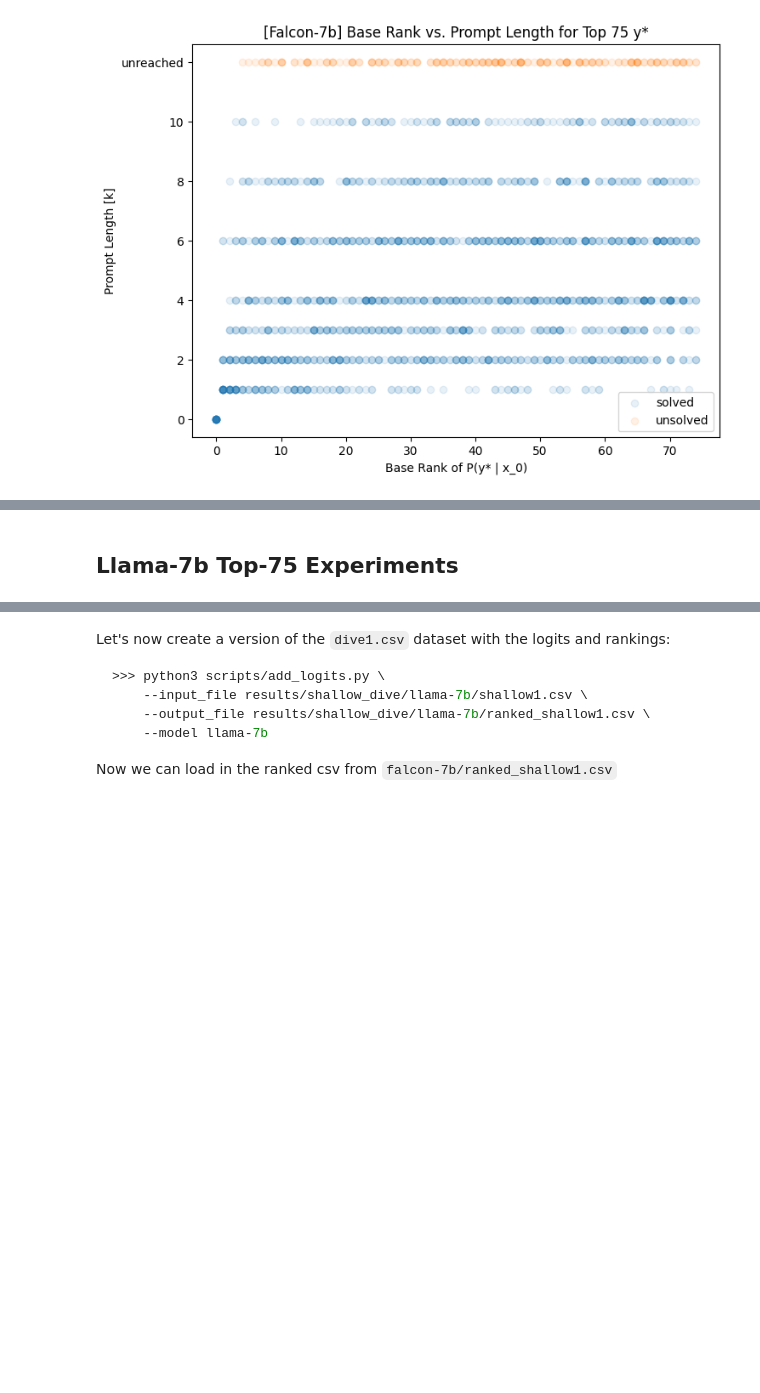
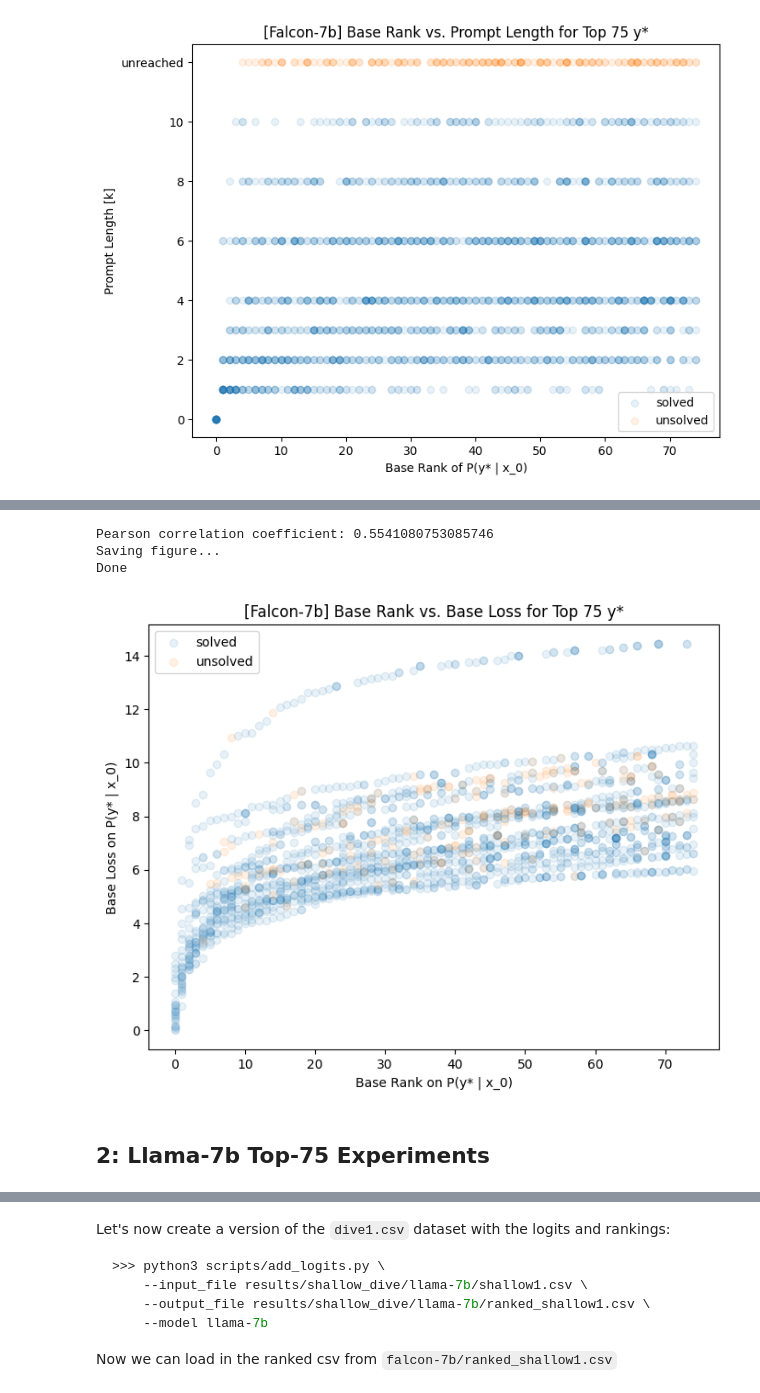
Before and after one commit to amanb2000/Magic_Words, a Jupyter notebook: results/shallow_dive/Shallow Dive.ipynb, the cells around one changed output, grey strips where cells are left out. Drawn from its saved outputs; the diff is of its cells as text; code cells hidden in the pictures; blank space fills up the shorter version.

```diff
--- a/results/shallow_dive/Shallow Dive.ipynb
+++ b/results/shallow_dive/Shallow Dive.ipynb
@@ -571,2 +536,14 @@ Text(0.5, 1.0, '[Shallow1] All x_0: Correlation between Base Loss and Prompt Len
+# %%
+title = '[Falcon-7b] Base Rank vs. Base Loss for Top 75 y*'
+output_path = '../figures/shallow1_falcon7b_base_rank_vs_base_loss.pdf'
+base_rank_vs_base_loss(ranked_shallow1_df,
+                       title=title,
+                       output_path=output_path,
+                       figsize=FIG_SIZE)
+# %% [output]
+Pearson correlation coefficient: 0.5541080753085746
+Saving figure...
+Done
+[figure, added]
 # %% [markdown]
-## Llama-7b Top-75 Experiments
+## 2: Llama-7b Top-75 Experiments
```
Also changed, not shown: parts of 23 cells of this notebook, 6 other files.
